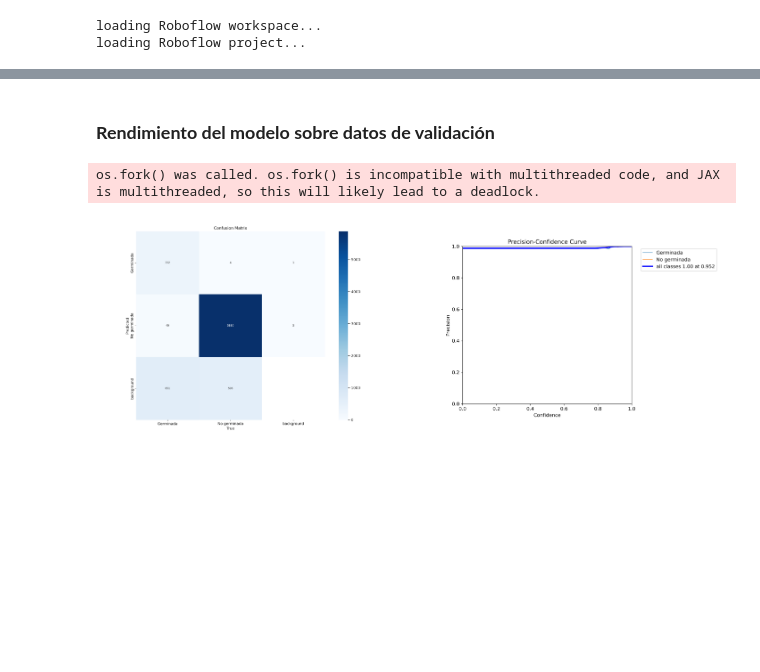
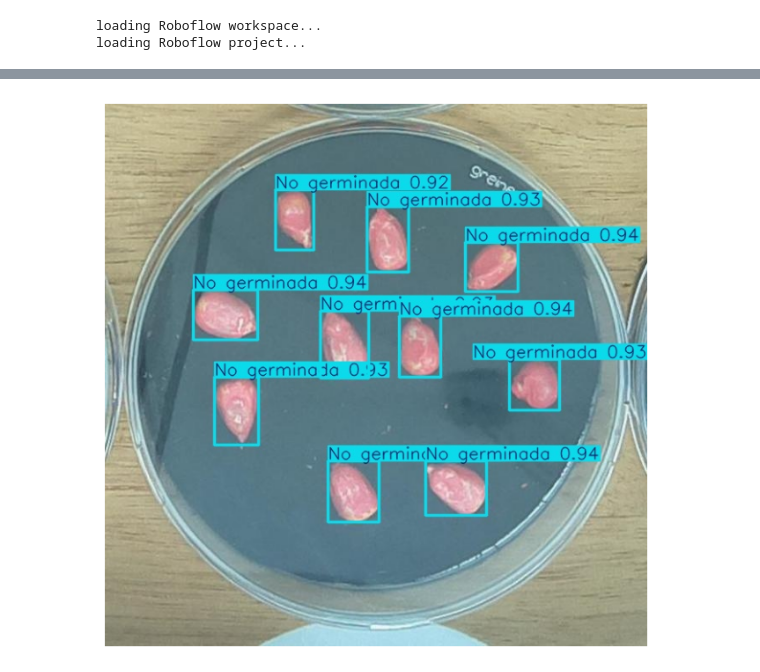
Before and after one commit to UN-GCPDS/seeds_segmentation, a Jupyter notebook: notebooks/yolov11-seeds.ipynb, the cells around one changed output, grey strips where cells are left out. Cells and saved outputs as stored; diff of their text form; code cells hidden in the pictures; blank space fills up the shorter version.

Commit message:
Kaggle Notebook | YOLOv11 - Seeds | Version 3

```diff
--- a/notebooks/yolov11-seeds.ipynb
+++ b/notebooks/yolov11-seeds.ipynb
@@ -58,8 +69,5 @@ with open(file_path, 'w') as yaml_file:
 # %%
-# Entrenar YOLOv11 para detección de semillas
+# Cargar YOLOv11 para detección de semillas
 
 # Carga de modelo preentrenado
-model = YOLO('yolo11m.pt')
-
-# Entrenar el modelo
-results = model.train(data='./datasets/Seed-Detection-6/data.yaml', epochs=100, imgsz=640, device=[0,1])
+model = YOLO('./models/yolo11m-seeds.pt')
@@ -111,30 +74,30 @@ Starting training for 100 epochs...
-# %% [markdown]
-### **Rendimiento del modelo sobre datos de validación**
-# %%
-# Validar el modelo entrenado
-
-# Carga de modelo entrenado
-model = YOLO('./runs/detect/train/weights/best.pt')
-
-# Realizar validación
-validation_results = model.val(data='./datasets/Seed-Detection-6/data.yaml',
-                               imgsz=640,
-                               batch=16,
-                               conf=0.8,
-                               iou=0.6,
-                               device='0')
-
-# Cargar la imagen
-image = mpimg.imread("./runs/detect/val/confusion_matrix.png")
-image_1 = mpimg.imread("./runs/detect/val/P_curve.png")
-
-# Mostrar la matriz de confusión imagen
-fig, axis = plt.subplots(1,2,figsize=(18,8))
-axis[0].imshow(image)
-axis[0].axis('off')
-axis[1].imshow(image_1)
-axis[1].axis('off')
-plt.show()
-# %% [output]
-os.fork() was called. os.fork() is incompatible with multithreaded code, and JAX is multithreaded, so this will likely lead to a deadlock.
-[figure, removed]
+# %%
+# Ruta de la carpeta con las imágenes
+image_folder_path = './datasets/Seed-Detection-6/test/images'
+
+# Listar las imágenes de evaluación
+image_paths = [os.path.join(image_folder_path, img) for img in os.listdir(image_folder_path) if img.endswith(('.png', '.jpg', '.jpeg'))]
+
+# Seleccionar una imagen al azar
+imagen_dir = image_paths[random.randint(0, len(image_paths)-1)]
+# %%
+# Borrar resultados anteriores en caso de que existan
+if os.path.exists('./runs/detect/predict'):
+    shutil.rmtree('./runs/detect/predict')
+
+# Realizar inferencia
+result = model.predict(imagen_dir, save=True, imgsz=640, conf=0.6, show_boxes=True, show_labels=True)
+
+# Ruta de la imagen con la inferencia del modelo
+image_path = "./runs/detect/predict/"+imagen_dir.rsplit('/', 1)[-1]
+
+# Cargar la imagen
+image = mpimg.imread(image_path)
+
+# Mostrar la imagen
+plt.figure(figsize=(10, 8))
+plt.imshow(image)
+plt.axis('off')
+plt.show()
+# %% [output]
+[figure, added]
```
Also changed, not shown: parts of 5 cells of this notebook.
